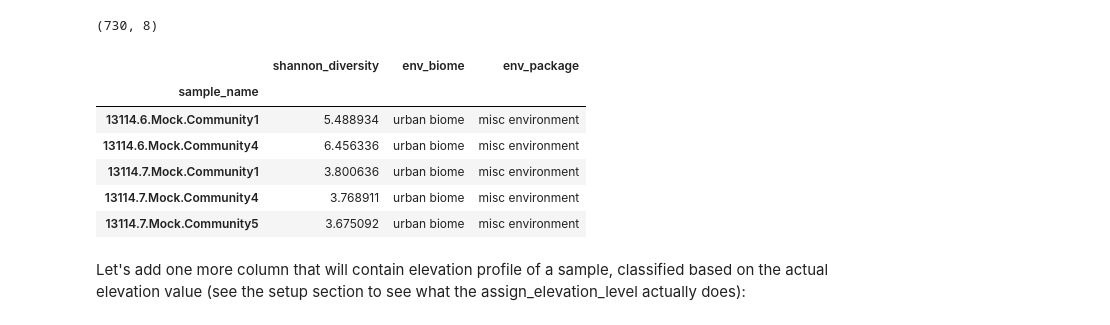
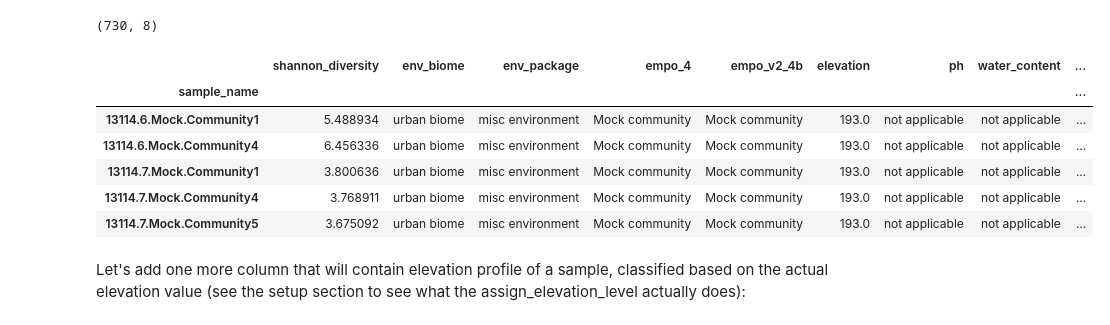
Before and after one commit to fsb-edu/DataVisualizationBook, a Jupyter notebook: DataVis_JB/chapters/chart_types.ipynb, the cells around one changed output. Drawn from its saved outputs; the diff is of its cells as text; code cells hidden in the pictures.

```diff
--- a/DataVis_JB/chapters/chart_types.ipynb
+++ b/DataVis_JB/chapters/chart_types.ipynb
@@ -44,15 +44,15 @@ data.shape
 # %% [output]
 (730, 8)
 # %%
-data.iloc[:5, :3] # explore the first three columns of the first five records
+data[:5] # explore the first three columns of the first five records
 # %% [output]
-|  | shannon_diversity | env_biome | env_package |
-| sample_name |  |  |  |
-| 13114.6.Mock.Community1 | 5.488934 | urban biome | misc environment |
-| 13114.6.Mock.Community4 | 6.456336 | urban biome | misc environment |
-| 13114.7.Mock.Community1 | 3.800636 | urban biome | misc environment |
-| 13114.7.Mock.Community4 | 3.768911 | urban biome | misc environment |
-| 13114.7.Mock.Community5 | 3.675092 | urban biome | misc environment |
+|  | shannon_diversity | env_biome | env_package | empo_4 | empo_v2_4b | elevation | ph | water_content | ... |
+| sample_name |  |  |  |  |  |  |  |  | ... |
+| 13114.6.Mock.Community1 | 5.488934 | urban biome | misc environment | Mock community | Mock community | 193.0 | not applicable | not applicable | ... |
+| 13114.6.Mock.Community4 | 6.456336 | urban biome | misc environment | Mock community | Mock community | 193.0 | not applicable | not applicable | ... |
+| 13114.7.Mock.Community1 | 3.800636 | urban biome | misc environment | Mock community | Mock community | 193.0 | not applicable | not applicable | ... |
+| 13114.7.Mock.Community4 | 3.768911 | urban biome | misc environment | Mock community | Mock community | 193.0 | not applicable | not applicable | ... |
+| 13114.7.Mock.Community5 | 3.675092 | urban biome | misc environment | Mock community | Mock community | 193.0 | not applicable | not applicable | ... |
 # %% [markdown]
 Let's add one more column that will contain elevation profile of a sample, classified based on the actual elevation value (see the setup section to see what the assign_elevation_level actually does):
 # %%
```
